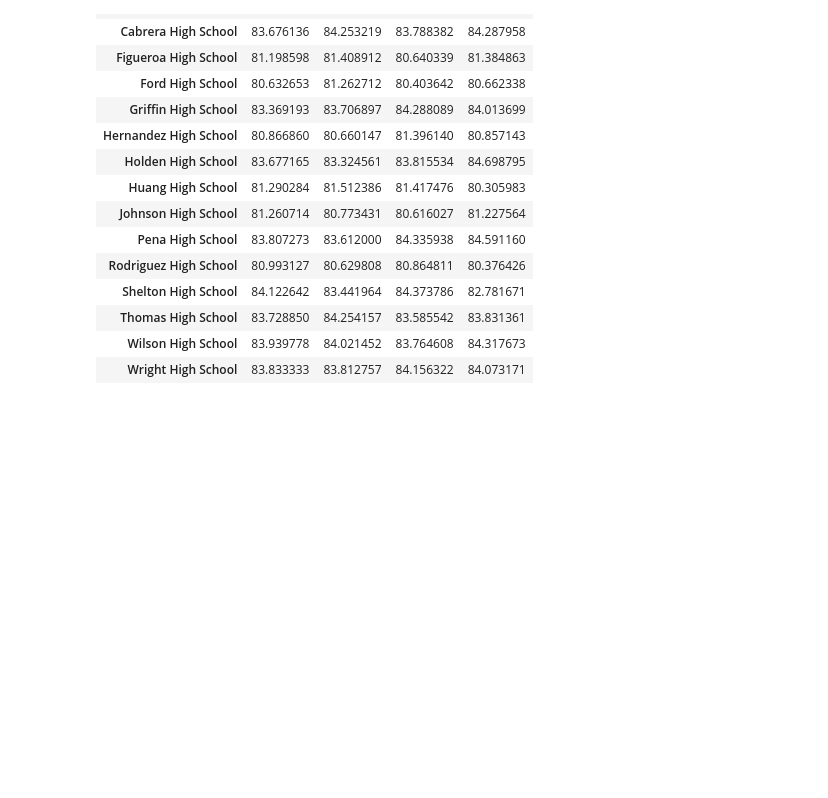
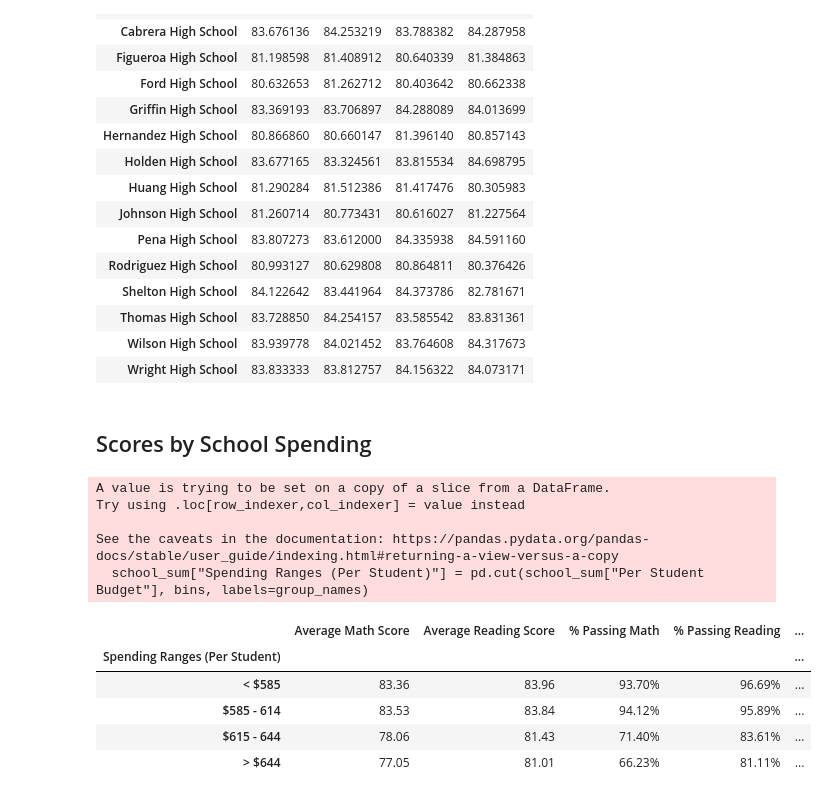
Before and after one commit to jimbleslilley/pandas-challenge, a Jupyter notebook: PyCitySchools/PyCitySchools.ipynb, the cells around one changed output. Saved outputs shown, nothing was run; the diff lists cells and outputs as text; code cells hidden in the pictures; blank space fills up the shorter version.

Commit message:
added scores by spending

```diff
--- a/PyCitySchools/PyCitySchools.ipynb
+++ b/PyCitySchools/PyCitySchools.ipynb
@@ -257,3 +257,44 @@ reading_score_merge
 | Thomas High School | 83.728850 | 84.254157 | 83.585542 | 83.831361 |
 | Wilson High School | 83.939778 | 84.021452 | 83.764608 | 84.317673 |
 | Wright High School | 83.833333 | 83.812757 | 84.156322 | 84.073171 |
+# %% [markdown]
+## Scores by School Spending
+# %%
+# create bins
+bins = [0, 584.99, 614.99, 644.99, 10000]
+group_names = ["< $585", "$585 - 614", "$615 - 644", "> $644"]
+school_sum["Spending Ranges (Per Student)"] = pd.cut(school_sum["Per Student Budget"], bins, labels=group_names)
+
+# create groupby to retrieve calcs
+school_spend_group = school_sum.groupby("Spending Ranges (Per Student)")
+
+#calculate averages and total passes
+math_avg = school_spend_group["math_score"].mean()
+reading_avg = school_spend_group["reading_score"].mean()
+math_pass = school_sum[school_sum["math_score"] >= 70].groupby("Spending Ranges (Per Student)")["school_name"].count()/school_spend_group["school_name"].count()
+reading_pass = school_sum[school_sum["reading_score"] >= 70].groupby("Spending Ranges (Per Student)")["school_name"].count()/school_spend_group["school_name"].count()
+both_pass = school_sum[(school_sum['reading_score'] >= 70) & (school_sum['math_score'] >= 70)].groupby("Spending Ranges (Per Student)")["school_name"].count()/school_spend_group["school_name"].count()
+
+scores_by_spend = pd.DataFrame({"Average Math Score": math_avg,
+                               "Average Reading Score": reading_avg,
+                               "% Passing Math": math_pass,
+                               "% Passing Reading": reading_pass,
+                               "% Overall Passing": both_pass})
+
+scores_by_spend.style.format({'Average Math Score': '{:.2f}',
+                              'Average Reading Score': '{:.2f}',
+                              '% Passing Math': '{:.2%}',
+                              '% Passing Reading':'{:.2%}',
+                              'Overall Passing Rate': '{:.2%}'})
+# %% [output]
+A value is trying to be set on a copy of a slice from a DataFrame.
+Try using .loc[row_indexer,col_indexer] = value instead
+
+See the caveats in the documentation: https://pandas.pydata.org/pandas-docs/stable/user_guide/indexing.html#returning-a-view-versus-a-copy
+  school_sum["Spending Ranges (Per Student)"] = pd.cut(school_sum["Per Student Budget"], bins, labels=group_names)
+|  | Average Math Score | Average Reading Score | % Passing Math | % Passing Reading | ... |
+| Spending Ranges (Per Student) |  |  |  |  | ... |
+| < $585 | 83.36 | 83.96 | 93.70% | 96.69% | ... |
+| $585 - 614 | 83.53 | 83.84 | 94.12% | 95.89% | ... |
+| $615 - 644 | 78.06 | 81.43 | 71.40% | 83.61% | ... |
+| > $644 | 77.05 | 81.01 | 66.23% | 81.11% | ... |
```
Also changed, not shown: parts of 1 cell of this notebook.
